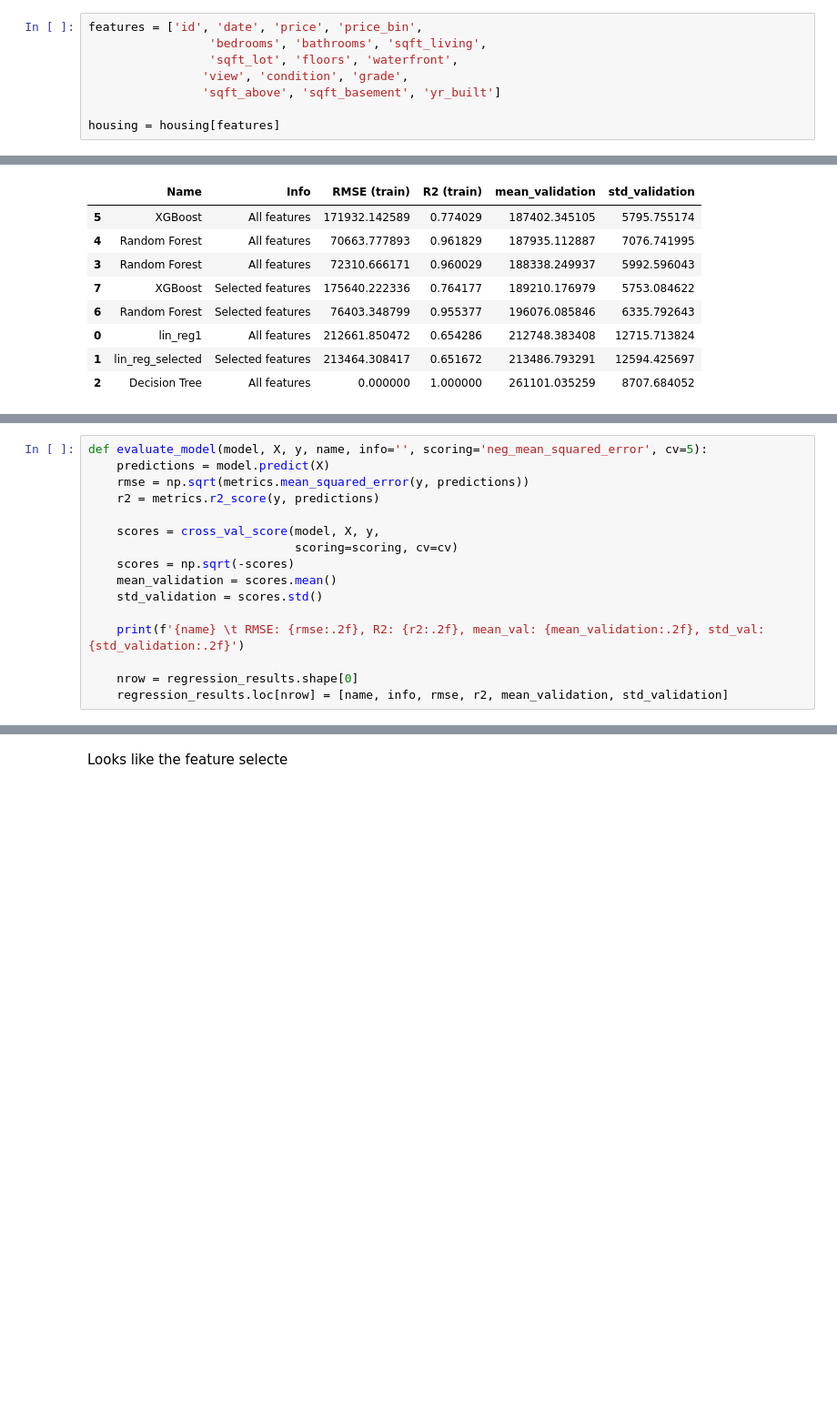
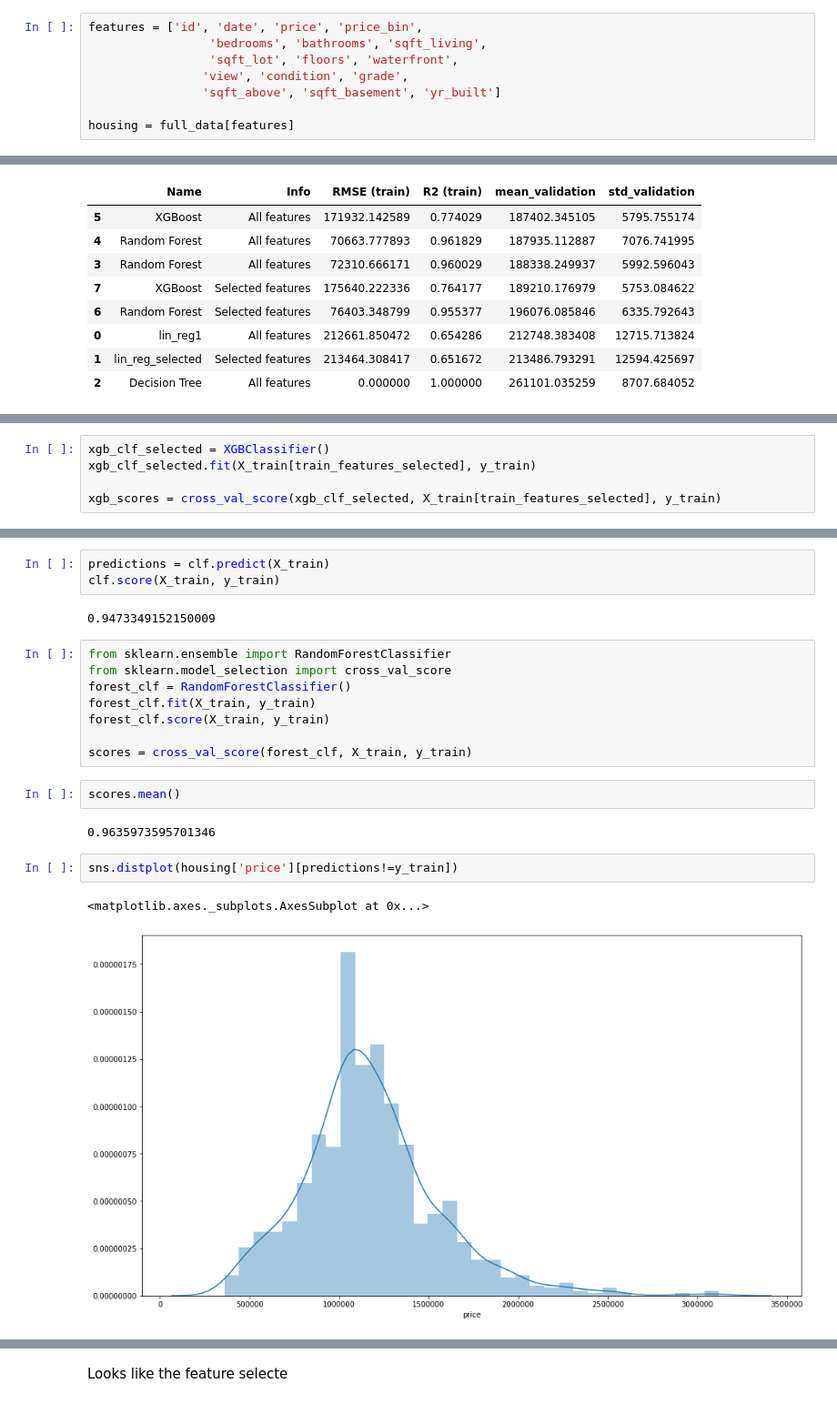
Before and after one commit to PabloOb/housing_seattle, a Jupyter notebook: analysis.ipynb, the cells around one changed output, grey strips where cells are left out. Shown: that part at 91% size. Drawn from its saved outputs; the diff is of its cells as text; blank space fills up the shorter version.

```diff
--- a/analysis.ipynb
+++ b/analysis.ipynb
@@ -35,7 +35,7 @@ features = ['id', 'date', 'price', 'price_bin',
                 'view', 'condition', 'grade',
                 'sqft_above', 'sqft_basement', 'yr_built']
 
-housing = housing[features]
+housing = full_data[features]
 # %% [markdown]
 # First look at the data
 # %%
@@ -480,2 +491,7 @@ regression_results
 X_train = housing[train_features_all]
 y_train = housing['price_bin']
+# %%
+xgb_clf_selected = XGBClassifier()
+xgb_clf_selected.fit(X_train[train_features_selected], y_train)
+
+xgb_scores = cross_val_score(xgb_clf_selected, X_train[train_features_selected], y_train)
@@ -487,16 +512,22 @@ KeyboardInterrupt:
-# %%
-def evaluate_model(model, X, y, name, info='', scoring='neg_mean_squared_error', cv=5):
-    predictions = model.predict(X)
-    rmse = np.sqrt(metrics.mean_squared_error(y, predictions))
-    r2 = metrics.r2_score(y, predictions)
-
-    scores = cross_val_score(model, X, y,
-                             scoring=scoring, cv=cv)
-    scores = np.sqrt(-scores)
-    mean_validation = scores.mean()
-    std_validation = scores.std()
-
-    print(f'{name} \t RMSE: {rmse:.2f}, R2: {r2:.2f}, mean_val: {mean_validation:.2f}, std_val: {std_validation:.2f}')
-
-    nrow = regression_results.shape[0]
-    regression_results.loc[nrow] = [name, info, rmse, r2, mean_validation, std_validation]
+# %%
+predictions = clf.predict(X_train)
+clf.score(X_train, y_train)
+# %% [output]
+0.9473349152150009
+# %%
+from sklearn.ensemble import RandomForestClassifier
+from sklearn.model_selection import cross_val_score
+forest_clf = RandomForestClassifier()
+forest_clf.fit(X_train, y_train)
+forest_clf.score(X_train, y_train)
+
+scores = cross_val_score(forest_clf, X_train, y_train)
+# %%
+scores.mean()
+# %% [output]
+0.9635973595701346
+# %%
+sns.distplot(housing['price'][predictions!=y_train])
+# %% [output]
+<matplotlib.axes._subplots.AxesSubplot at 0x...>
+[figure, added]
```
Also changed, not shown: parts of 19 cells of this notebook.
